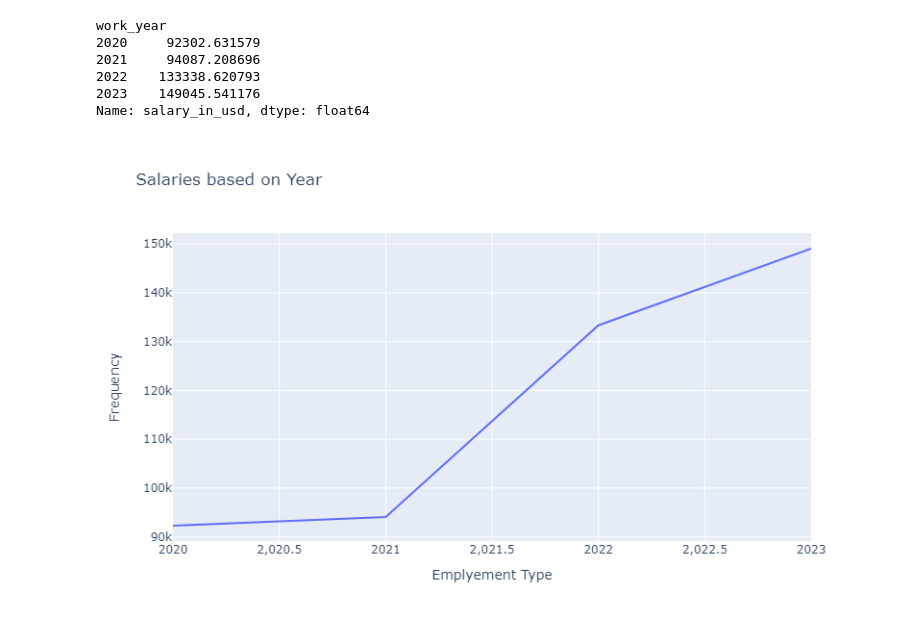
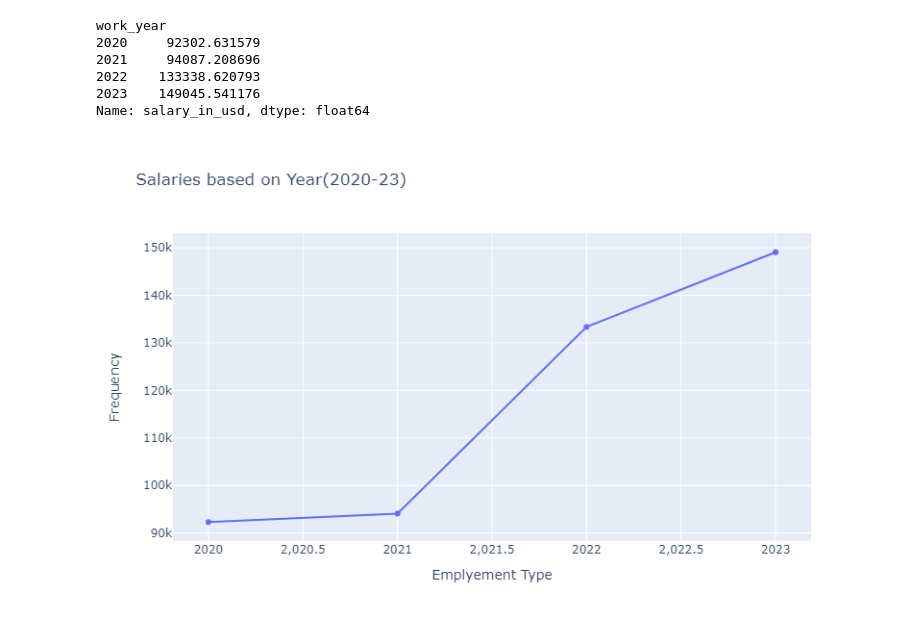
Before and after one commit to dipeshor123/Salary-Analysis, a Jupyter notebook: Salaries Data Analysis and Visualization.ipynb, the cells around one changed output. Saved outputs shown, nothing was run; the diff lists cells and outputs as text; code cells hidden in the pictures.

```diff
--- a/Salaries Data Analysis and Visualization.ipynb
+++ b/Salaries Data Analysis and Visualization.ipynb
@@ -304,11 +304,11 @@ Name: salary_in_usd, dtype: float64
 X2=df['salary_in_usd'].groupby(df['work_year']).mean().index
 Y2=df['salary_in_usd'].groupby(df['work_year']).mean().values
 # %%
-fig=px.line(WY,X2,Y2,title='Salaries based on Year')
+fig=go.Figure(data=go.Line(x=X2,y=Y2))
 fig.update_xaxes(title="Emplyement Type")
 fig.update_yaxes(title="Frequency")
-fig.update_layout(width=500,
+fig.update_layout(title='Salaries based on Year(2020-23)',width=500,
     height=500)
 fig.show()
 # %% [output]
-[figure, old version]
+[figure, new version]
```
Also changed, not shown: parts of 4 cells of this notebook.
